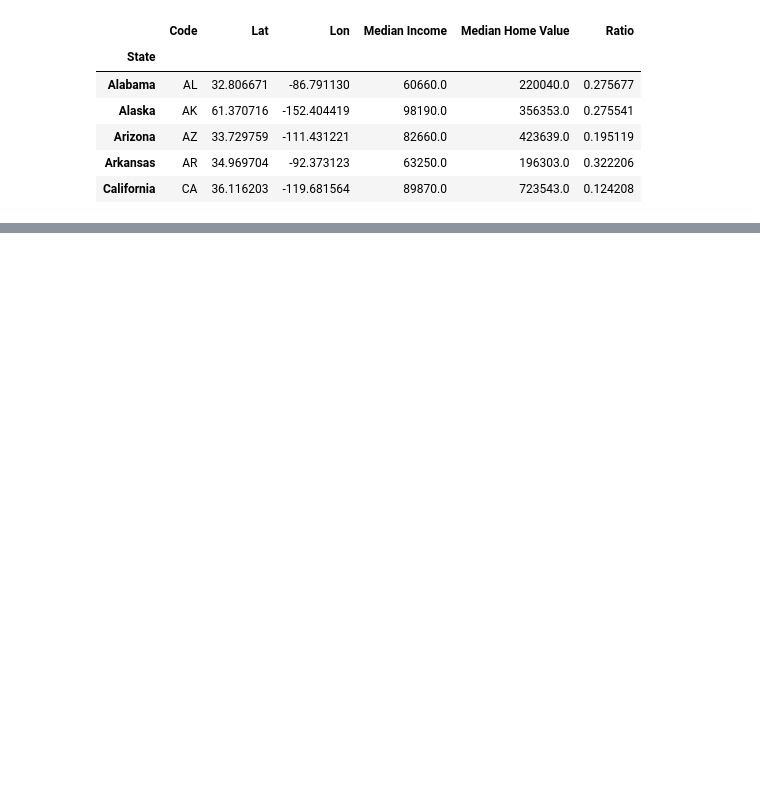
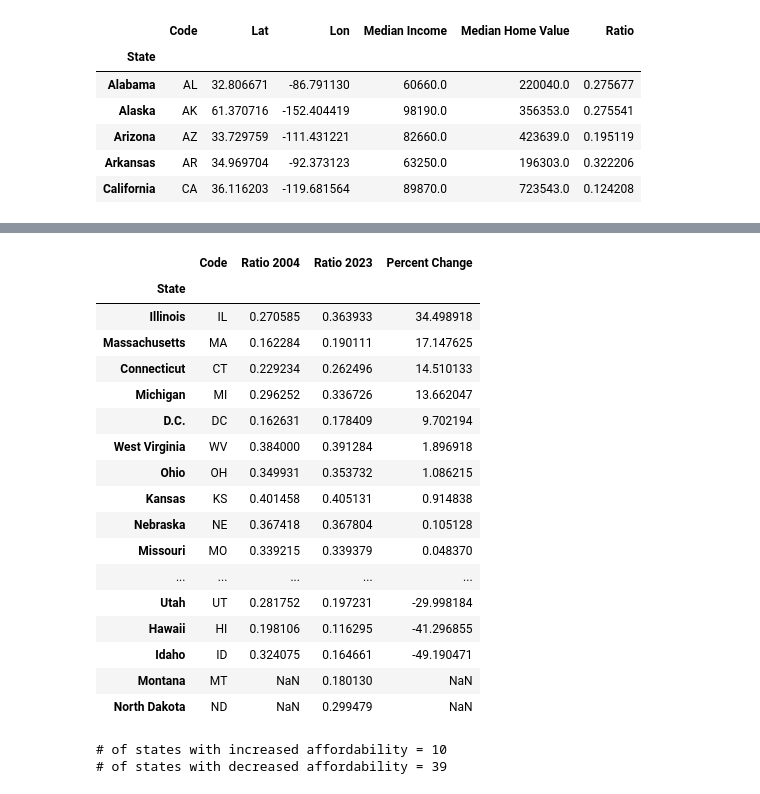
Before and after one commit to d-burke-data/Project_01, a Jupyter notebook: Work_David/Home_Value_vs_Median_Income.ipynb, the cells around one changed output, grey strips where cells are left out. Saved outputs shown, nothing was run; the diff lists cells and outputs as text; code cells hidden in the pictures; blank space fills up the shorter version.

```diff
--- a/Work_David/Home_Value_vs_Median_Income.ipynb
+++ b/Work_David/Home_Value_vs_Median_Income.ipynb
@@ -638 +362,33 @@ state_shape_2023 = state_shape.merge(home_value_income_map_2023, on="Code", how=
+# %%
+# Calculate the percent change in affordability
+ratios_df = pd.DataFrame({"Code": home_value_income_ratio_2004['Code'],
+                                 "Ratio 2004": home_value_income_ratio_2004['Ratio'],
+                                 "Ratio 2023": home_value_income_ratio_2023['Ratio'],
+                                 'Percent Change': ((home_value_income_ratio_2023['Ratio'] / home_value_income_ratio_2004['Ratio']) * 100) - 100})
+ratios_df.sort_values('Percent Change', ascending=False)
+# %% [output]
+|  | Code | Ratio 2004 | Ratio 2023 | Percent Change |
+| State |  |  |  |  |
+| Illinois | IL | 0.270585 | 0.363933 | 34.498918 |
+| Massachusetts | MA | 0.162284 | 0.190111 | 17.147625 |
+| Connecticut | CT | 0.229234 | 0.262496 | 14.510133 |
+| Michigan | MI | 0.296252 | 0.336726 | 13.662047 |
+| D.C. | DC | 0.162631 | 0.178409 | 9.702194 |
+| West Virginia | WV | 0.384000 | 0.391284 | 1.896918 |
+| Ohio | OH | 0.349931 | 0.353732 | 1.086215 |
+| Kansas | KS | 0.401458 | 0.405131 | 0.914838 |
+| Nebraska | NE | 0.367418 | 0.367804 | 0.105128 |
+| Missouri | MO | 0.339215 | 0.339379 | 0.048370 |
+| ... | ... | ... | ... | ... |
+| Utah | UT | 0.281752 | 0.197231 | -29.998184 |
+| Hawaii | HI | 0.198106 | 0.116295 | -41.296855 |
+| Idaho | ID | 0.324075 | 0.164661 | -49.190471 |
+| Montana | MT | NaN | 0.180130 | NaN |
+| North Dakota | ND | NaN | 0.299479 | NaN |
+# %%
+print(f"# of states with increased affordability = {len(ratios_df[ratios_df['Percent Change'] >= 0])}")
+print(f"# of states with decreased affordability = {len(ratios_df[ratios_df['Percent Change'] < 0])}")
+# %% [output]
+# of states with increased affordability = 10
+# of states with decreased affordability = 39
 # %%
```
Also changed, not shown: parts of 40 cells of this notebook, 14 other files.
